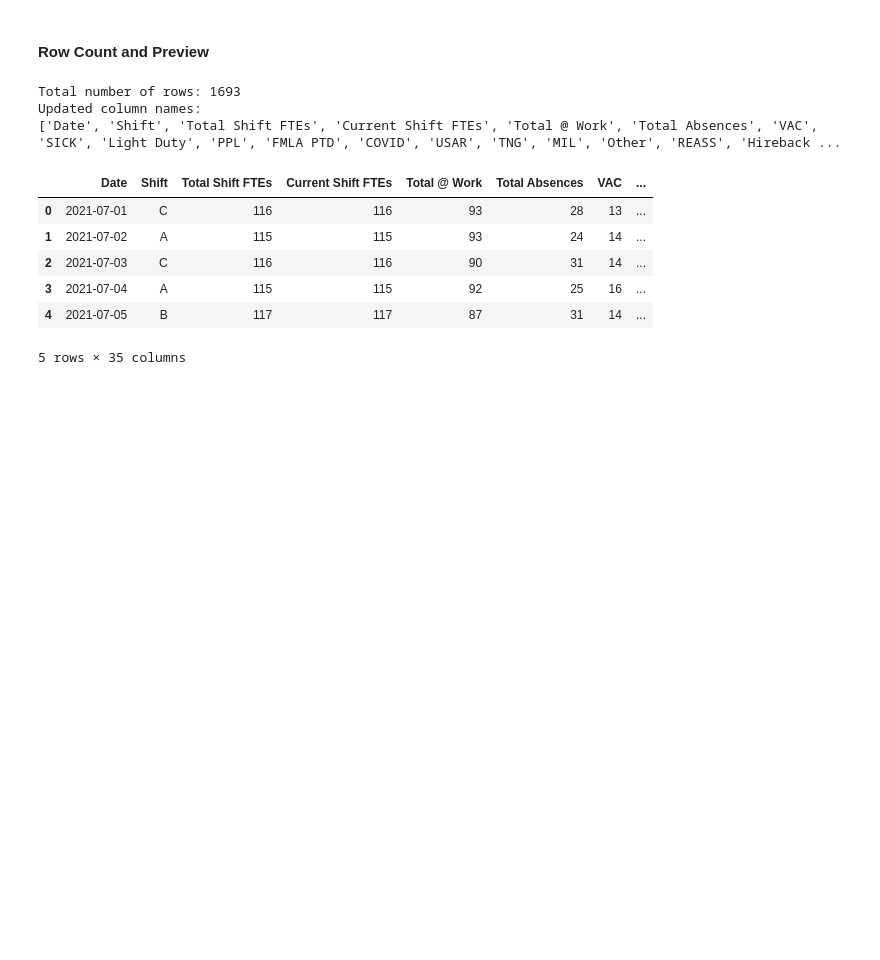
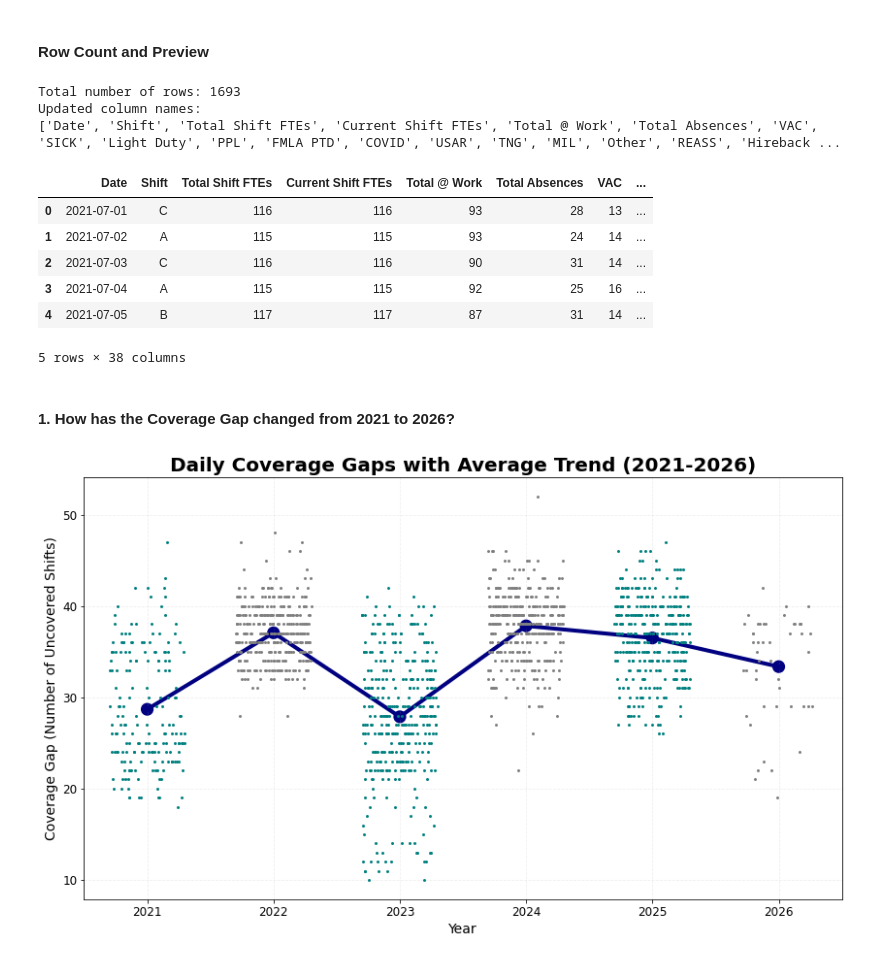
Before and after one commit to akunna1/DFD-Staffing-Analysis, a Jupyter notebook: Staffing_Tracker_Analyis_2.ipynb, the cells around one changed output. Drawn from its saved outputs; the diff is of its cells as text; code cells hidden in the pictures; blank space fills up the shorter version.

```diff
--- a/Staffing_Tracker_Analyis_2.ipynb
+++ b/Staffing_Tracker_Analyis_2.ipynb
@@ -144,5 +157,0 @@ df['Absence_Burden_Pct'] = (
-# %%
-# Hireback Dependency
-df['Hireback_Pressure_Pct'] = (
-    df['Hireback Total'] / df['Current Shift FTEs'] * 100
-).replace([np.inf, -np.inf], np.nan)
@@ -193,14 +198,14 @@ df_final = df[final_columns]
 # %% [markdown]
 #### Row Count and Preview
 # %%
-# Print the number of rows
+# Printing the number of rows
 print(f"Total number of rows: {len(df)}")
 
-# Print the updated column names
+# Printing the updated column names
 print("Updated column names:")
 print(df.columns.tolist())
 
-# Display the head
+# Displaying the head
 display(df.head())
 # %% [output]
 Total number of rows: 1693
@@ -212,4 +217,36 @@ Updated column names:
 | 2 | 2021-07-03 | C | 116 | 116 | 90 | 31 | 14 | ... |
 | 3 | 2021-07-04 | A | 115 | 115 | 92 | 25 | 16 | ... |
 | 4 | 2021-07-05 | B | 117 | 117 | 87 | 31 | 14 | ... |
-5 rows × 35 columns
+5 rows × 38 columns
+# %% [markdown]
+#### 1. How has the Coverage Gap changed from 2021 to 2026?
+# %%
+plt.figure(figsize=(14,8))
+
+sns.pointplot(
+    data=df, x='Year', y='Coverage_Gap', estimator='mean',
+    color='navy', markers='o', scale=1.5,
+    errorbar=None
+)
+
+# Manually assign colors per year for stripplot
+colors_per_year = ['teal', 'gray', 'teal', 'gray', 'teal', 'gray']  # 6 years
+for i, year in enumerate(sorted(df['Year'].unique())):
+    sns.stripplot(
+        data=df[df['Year']==year],
+        x=[i]*len(df[df['Year']==year]),  # position dots at correct x
+        y=df[df['Year']==year]['Coverage_Gap'],
+        color=colors_per_year[i],
+        size=3, jitter=0.3
+    )
+
+plt.title('Daily Coverage Gaps with Average Trend (2021-2026)', fontsize=20, fontweight='bold')
+plt.xlabel('Year', fontsize=14)
+plt.ylabel('Coverage Gap (Number of Uncovered Shifts)', fontsize=14)
+plt.xticks(ticks=range(len(df['Year'].unique())), labels=sorted(df['Year'].unique()), fontsize=12)
+plt.yticks(fontsize=12)
+plt.grid(True, alpha=0.2, linestyle='--')
+
+plt.show()
+# %% [output]
+[figure, added]
```
Also changed, not shown: parts of 10 cells of this notebook.
